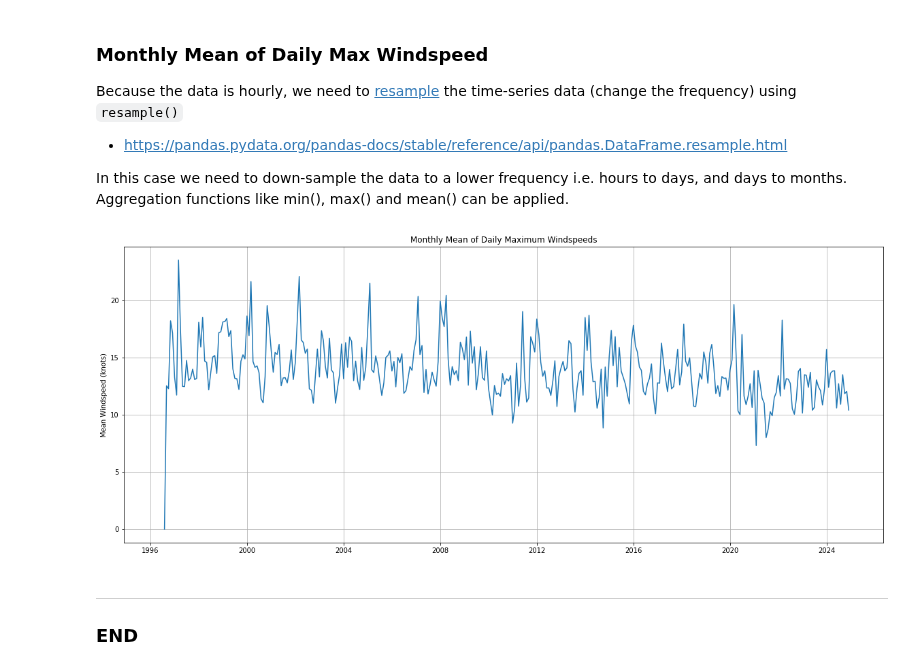
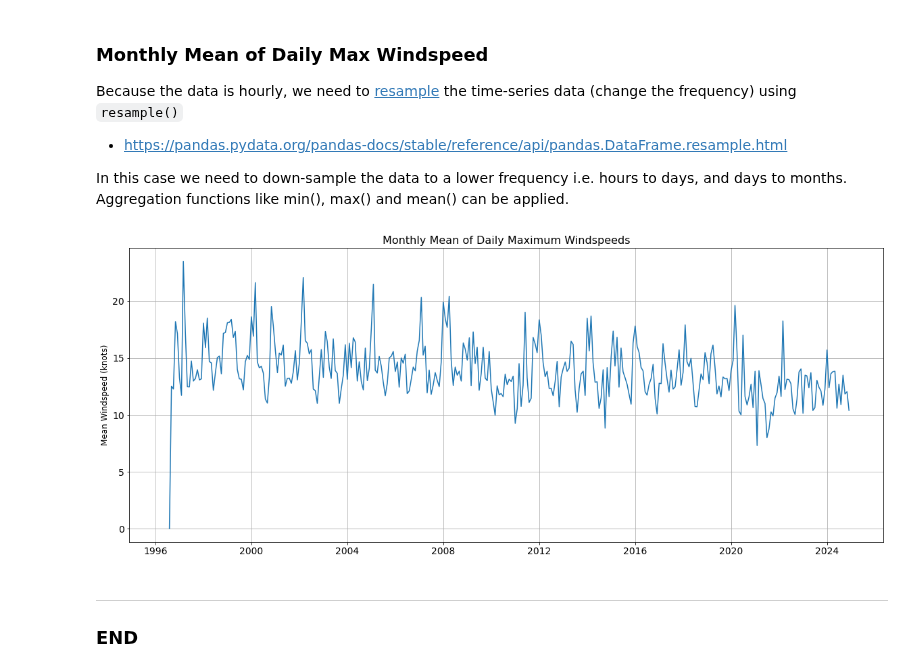
Before and after one commit to holmstead/PFDA, a Jupyter notebook: assignments/assignment_6_Weather.ipynb, the cells around one changed output. Saved outputs shown, nothing was run; the diff lists cells and outputs as text; code cells hidden in the pictures.

```diff
--- a/assignments/assignment_6_Weather.ipynb
+++ b/assignments/assignment_6_Weather.ipynb
@@ -410,17 +415,19 @@ monthly_mean = daily_max.resample('ME').mean()
 # %%
 # Plot the results
 fig, ax = plt.subplots(figsize=(20, 8))
 
 ax.plot(monthly_mean, linestyle='-')
 
 # Decorate the plot
-ax.set_title('Monthly Mean of Daily Maximum Windspeeds')
+ax.set_title('Monthly Mean of Daily Maximum Windspeeds', fontsize=16)
 ax.set_xlabel('')
-ax.set_ylabel('Mean Windspeed (knots)')
+ax.set_ylabel('Mean Windspeed (knots)', fontsize=12)
 ax.grid(True)
+plt.yticks(fontsize=14)
+plt.xticks(fontsize=14)
 df.reset_index(inplace=True)  # Reset index
 # %% [output]
-[figure, old version]
+[figure, new version]
 # %% [markdown]
 ***
 
```
Also changed, not shown: parts of 6 cells of this notebook.
